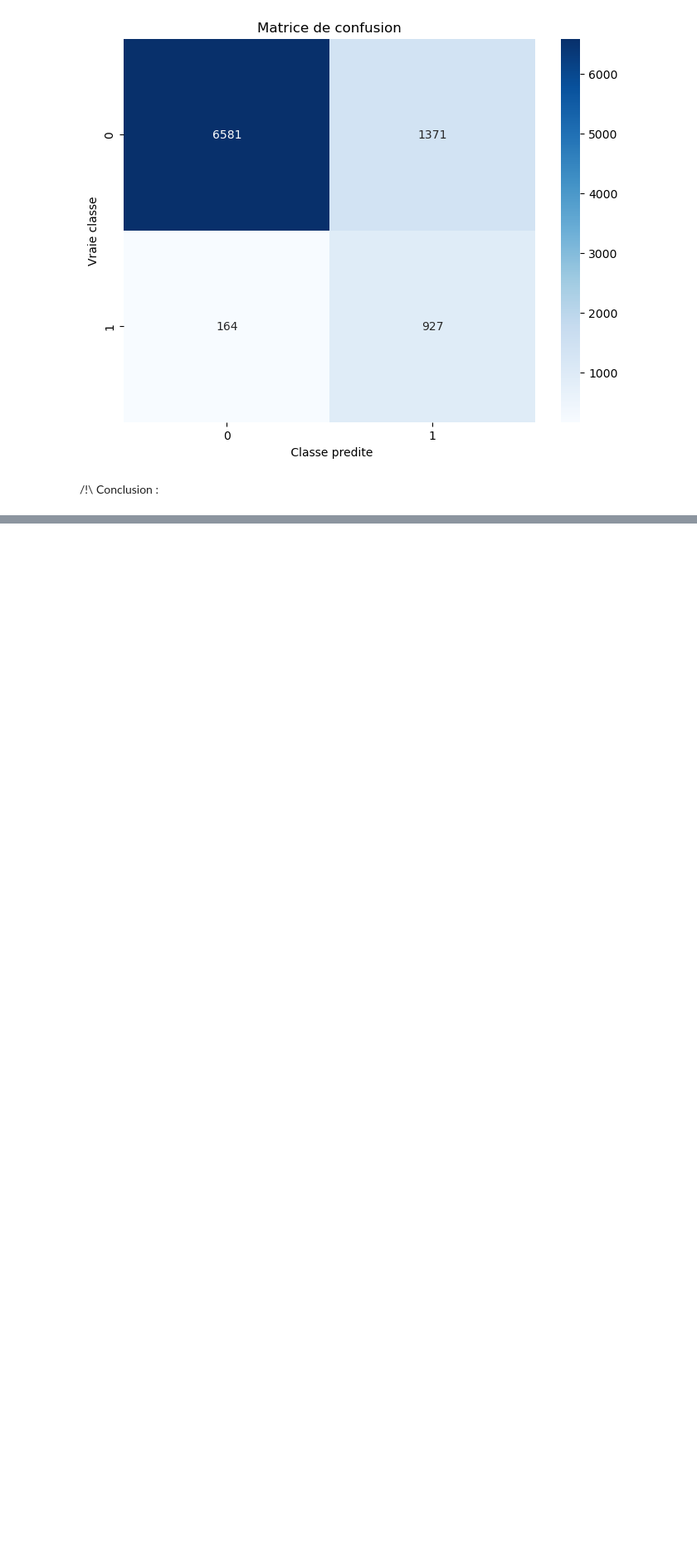
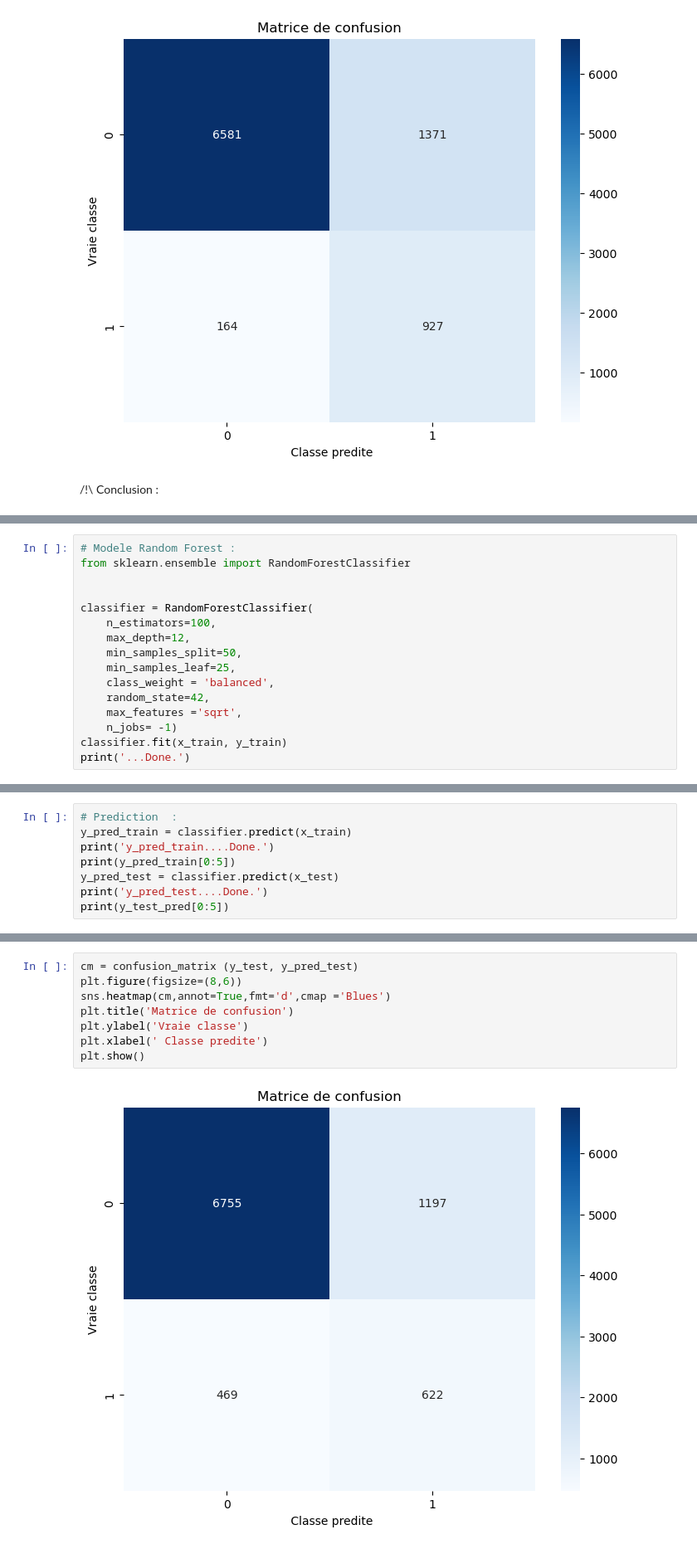
Before and after one commit to isaacprdnt/Bank-Marketing-Insights, a Jupyter notebook: 2_machine_learning.ipynb, the cells around one changed output, grey strips where cells are left out. Shown at 83% size. Cells and saved outputs as stored; diff of their text form; blank space fills up the shorter version.

```diff
--- a/2_machine_learning.ipynb
+++ b/2_machine_learning.ipynb
@@ -413,0 +796,16 @@ plt.show()
+# %%
+# Modele Random Forest :
+from sklearn.ensemble import RandomForestClassifier
+
+
+classifier = RandomForestClassifier(
+    n_estimators=100,
+    max_depth=12,
+    min_samples_split=50,
+    min_samples_leaf=25,
+    class_weight = 'balanced',
+    random_state=42,
+    max_features ='sqrt',
+    n_jobs= -1)
+classifier.fit(x_train, y_train)
+print('...Done.')
@@ -413,0 +814,8 @@ plt.show()
+# %%
+# Prediction  :
+y_pred_train = classifier.predict(x_train)
+print('y_pred_train....Done.')
+print(y_pred_train[0:5])
+y_pred_test = classifier.predict(x_test)
+print('y_pred_test....Done.')
+print(y_test_pred[0:5])
@@ -413,0 +845,10 @@ plt.show()
+# %%
+cm = confusion_matrix (y_test, y_pred_test)
+plt.figure(figsize=(8,6))
+sns.heatmap(cm,annot=True,fmt='d',cmap ='Blues')
+plt.title('Matrice de confusion')
+plt.ylabel('Vraie classe')
+plt.xlabel(' Classe predite')
+plt.show()
+# %% [output]
+[figure, added]
```
Also changed, not shown: parts of 35 cells of this notebook.
